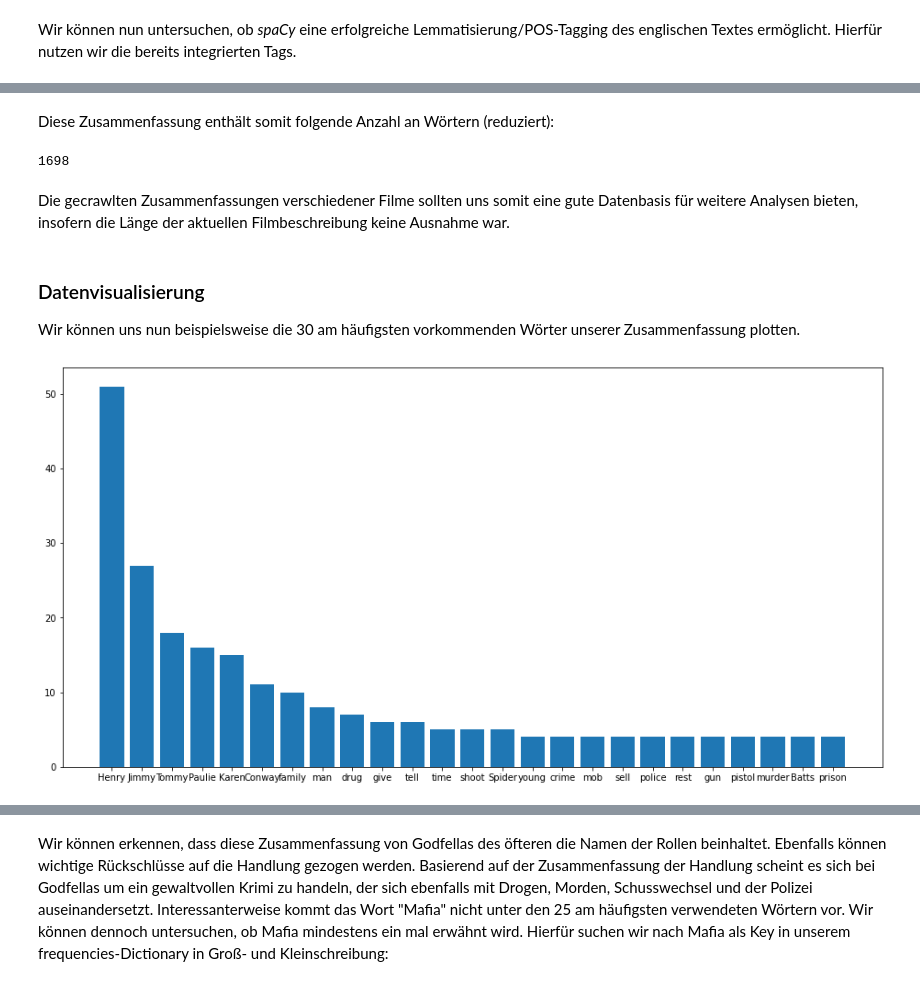
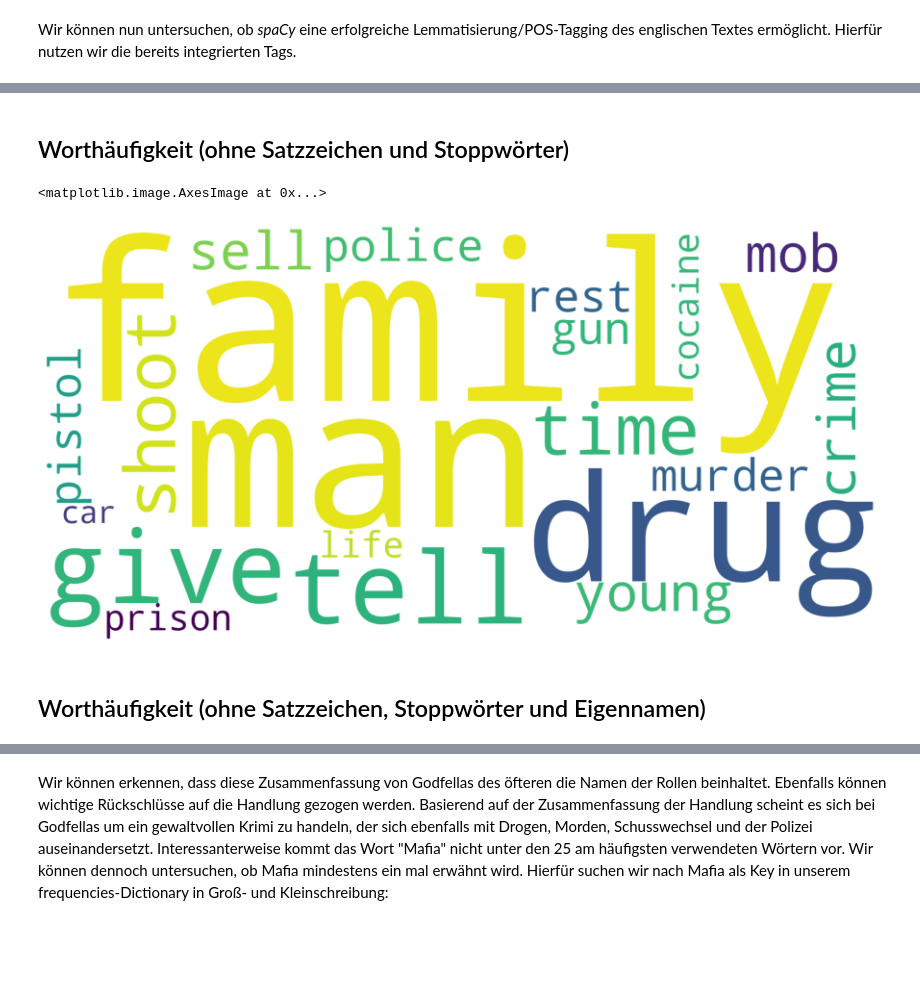
Before and after one commit to Schlagoo/nlp_project_sose20, a Jupyter notebook: code/3_analysis_of_single_movie.ipynb, the cells around one changed output, grey strips where cells are left out. Cells and saved outputs as stored; diff of their text form; code cells hidden in the pictures; blank space fills up the shorter version.

```diff
--- a/code/3_analysis_of_single_movie.ipynb
+++ b/code/3_analysis_of_single_movie.ipynb
@@ -67,18 +129,7 @@ Wir können nun mit einer konkreten Analyse des Textes fortfahren. Hierfür Toke
+# %% [markdown]
+## Worthäufigkeit (ohne Satzzeichen und Stoppwörter)
 # %%
-# Reduzieren der Wortmenge auf deren Grundformen, Löschen von Stoppwörtern und Satzzeichen
-words = [token.lemma_ for token in document if not token.is_stop and not token.is_punct]
+# Alle Wörter in Liste speichern
+words = [token.text for token in document if not token.is_stop and not token.is_punct]
 # Worthäufigkeit berechnen
-frequencies = Counter(words)
-# Eigennamen identifizieren
-entities = sorted(set(token.text for token in document.ents))
+counters = Counter(words)
-# %% [markdown]
-Diese Zusammenfassung enthält somit folgende Anzahl an Wörtern (reduziert):
-# %%
-len([token.text for token in document if not token.is_punct])
-# %% [output]
-1698
-# %% [markdown]
-Die gecrawlten Zusammenfassungen verschiedener Filme sollten uns somit eine gute Datenbasis für weitere Analysen bieten, insofern die Länge der aktuellen Filmbeschreibung keine Ausnahme war.
-# %% [markdown]
-### Datenvisualisierung
-Wir können uns nun beispielsweise die 30 am häufigsten vorkommenden Wörter unserer Zusammenfassung plotten.
@@ -85,10 +141,12 @@ Wir können uns nun beispielsweise die 30 am häufigsten vorkommenden Wörter un
 # %%
-common = dict(Counter(words).most_common(30))
+common_words = dict(Counter(words).most_common(20))
-# %%
-# Plotgröße definieren
-plt.rcParams["figure.figsize"] = (16, 8)
-# Bar-Plot basierend auf Dictionary erzeugen und visualisieren
-plt.barh(range(len(common)), list(common.values()), tick_label=list(common.keys()))
-plt.show()
-# %% [output]
-[figure, removed]
+# %%
+word_cloud = WordCloud(background_color="white", width=2000, height=1000,).generate_from_frequencies(common_words)
+plt.rcParams["figure.figsize"] = (16, 8)
+plt.axis("off")
+plt.imshow(word_cloud)
+# %% [output]
+<matplotlib.image.AxesImage at 0x...>
+[figure, added]
+# %% [markdown]
+## Worthäufigkeit (ohne Satzzeichen, Stoppwörter und Eigennamen)
```
Also changed, not shown: parts of 48 cells of this notebook, 1 other file.
